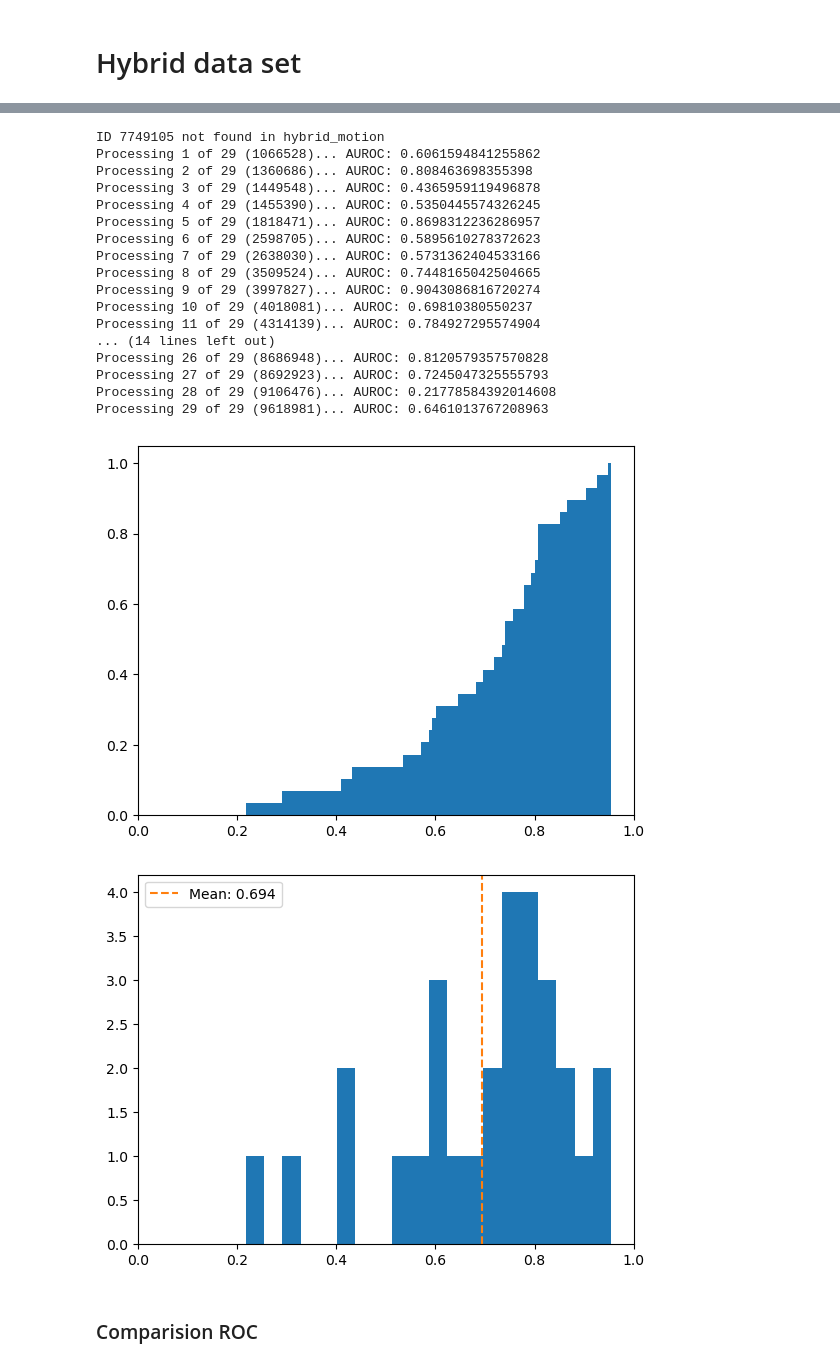
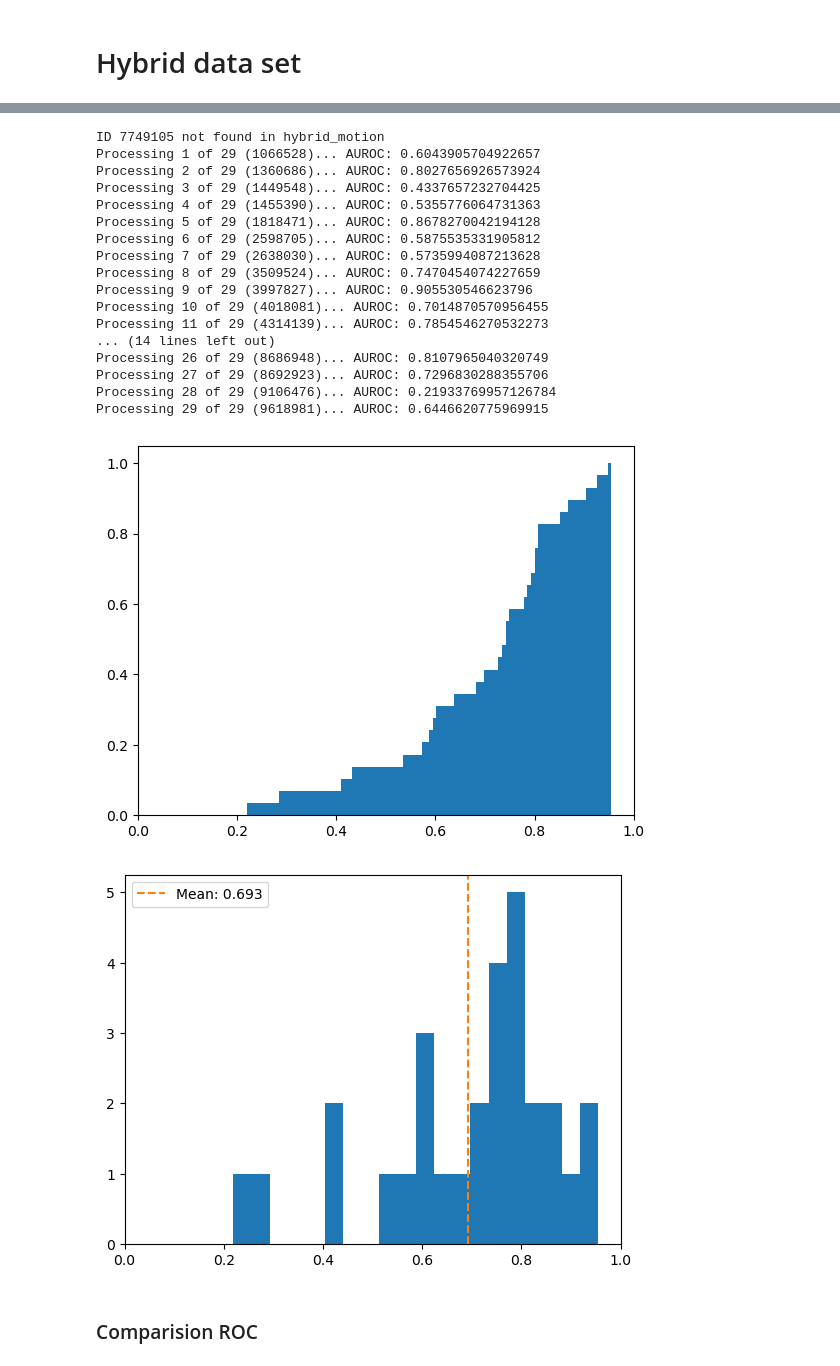
Before and after one commit to Arcascope/pisces, a Jupyter notebook: analyses/stationary_vs_hybrid.ipynb, the cells around one changed output, grey strips where cells are left out. Saved outputs shown, nothing was run; the diff lists cells and outputs as text; code cells hidden in the pictures.

Commit message:
move functions. fix wasa. add plots for paper.

```diff
--- a/analyses/stationary_vs_hybrid.ipynb
+++ b/analyses/stationary_vs_hybrid.ipynb
@@ -25 +7,3 @@ def plot_auc_PDF(aucs):
+# %%
+WASA_THRESHOLD = 0.93
 # %% [markdown]
@@ -29,53 +12,53 @@ def plot_auc_PDF(aucs):
 * WASA93: <u>W</u>ake <u>A</u>ccuracy when <u>S</u>leep <u>A</u>ccuracy is fixed at <u>93%</u>
 # %%
-from pisces.utils import SleepMetricsCalculator, pad_to_hat
-from sklearn.metrics import roc_auc_score, roc_curve
+from pisces.utils import pad_to_hat, plot_scores_CDF, plot_scores_PDF, add_rocs
+from sklearn.metrics import roc_auc_score, roc_curve, cohen_kappa_score
 
 
-def split_analysis(y, y_hat_sleep_proba, sleep_accuracy: float = 0.93):
+def split_analysis(y, y_hat_sleep_proba, sleep_accuracy: float = WASA_THRESHOLD, balancing: bool = True):
 
     y_flat = y.reshape(-1,)
     n_sleep = np.sum(y_flat > 0)
     n_wake = np.sum(y_flat == 0)
     N = n_sleep + n_wake
 
-    balancing_weights_ignore_mask = np.where(y_flat > 0, N / n_sleep, N / n_wake)
+    balancing_weights_ignore_mask = np.where(y_flat > 0, N / n_sleep, N / n_wake) \
+        if balancing else np.ones_like(y_flat)
     balancing_weights_ignore_mask /= np.sum(balancing_weights_ignore_mask) # sums to 1.0
 
     # adjust y to match the lenght of y_hat, which was padded to fit model constraints
-    y_padded = pad_to_hat(y, y_hat_sleep_proba)
+    y_padded = pad_to_hat(y_flat, y_hat_sleep_proba)
     # make a mask to ignore the padded values, so they aren't counted against us
     mask = pad_to_hat(balancing_weights_ignore_mask, y_hat_sleep_proba)
-    # mask = pad_to_hat(y_flat, y_hat_sleep_proba)
 
     # also ignore any unscored or missing values.
-    y_to_use = y_padded >= 0
-    mask *= y_to_use
+    y_to_score = pad_to_hat(y_flat >= 0, y_hat_sleep_proba)
+    mask *= y_to_score
     # roc_auc will complain if -1 is in y_padded
-    y_padded *= y_to_use
+    y_padded *= y_to_score
 
     # ROC analysis
-    this_auc = roc_auc_score(y_padded, y_hat_sleep_proba, sample_weight=mask)
     fprs, tprs, thresholds = roc_curve(y_padded, y_hat_sleep_proba, sample_weight=mask)
 
-    # WASA X requires the largest such that the FPR is < than 1 - sleep_accuracy
-    # so that sleep accuracy (1 - FPR) is >= sleep_accuracy
-    wasa_threshold = thresholds[np.sum(fprs < 1 - sleep_accuracy)]
+    # Sleep accuracy = (n sleep correct) / (n sleep) = TP/AP = TPR
+    wasa_threshold = thresholds[np.sum(tprs <= sleep_accuracy)]
     y_guess = y_hat_sleep_proba > wasa_threshold
 
-    # WASA X
+    # # WASA X
     guess_right = y_guess == y_padded
-    sleep_accuracy = np.sum(guess_right * y_to_use) / np.sum(y_to_use)
+    y_wake = y_padded == 0
+    wake_accuracy = np.sum(y_wake * guess_right * y_to_score) / np.sum(n_wake)
 
     return {
         "y_padded": y_padded,
         "y_hat": y_hat_sleep_proba,
         "mask": mask,
-        "auc": this_auc,
+        "kappa": cohen_kappa_score(y_padded, y_guess, sample_weight=mask),
+        "auc": roc_auc_score(y_padded, y_hat_sleep_proba, sample_weight=mask),
         "roc_curve": {"tprs": tprs,
                       "fprs": fprs,
                       "thresholds": thresholds
         },
-        f"wasa{sleep_accuracy}_threshold": wasa_threshold,
-        f"wasa{sleep_accuracy}": sleep_accuracy,
+        f"wasa{int(100 * sleep_accuracy)}_threshold": wasa_threshold,
+        f"wasa{int(100 * sleep_accuracy)}": wake_accuracy,
     }
@@ -176,7 +97,7 @@ evaluations_walch: List[dict] = []
 for i, ((X, y), id) in enumerate(mo_preprocessed_data_walch):
     y_hat_proba = mo.predict_probabilities(X)
     y_hat_sleep_proba = (1 - y_hat_proba[:, :, 0]).reshape(-1,)
-    analysis = split_analysis(y, y_hat_sleep_proba)
+    analysis = split_analysis(y, y_hat_sleep_proba, balancing=False)
     evaluations_walch.append(analysis)
     print(f"Processing {i+1} of {len(mo_preprocessed_data_walch)} ({id})... AUROC: {analysis['auc']}")
 mo_aucs_walch = [e["auc"] for e in evaluations_walch]
@@ -316,7 +228,7 @@ log_reg_preprocessed_data_walch = [l for l in log_reg_preprocessed_data_walch if
 log_reg_evaluations_walch: List[dict] = []
 for i, ((X, y), id) in enumerate(log_reg_preprocessed_data_walch):
     y_hat_proba = split_models[i].predict_probabilities(X)
-    analysis = split_analysis(y, y_hat_sleep_proba)
+    analysis = split_analysis(y, y_hat_sleep_proba, balancing=False)
     log_reg_evaluations_walch.append(analysis)
     print(f"Processing {i+1} of {len(log_reg_preprocessed_data_walch)} ({id})... AUROC: {analysis['auc']}")
 log_reg_aucs_walch = [e["auc"] for e in log_reg_evaluations_walch]
@@ -455,32 +367,32 @@ log_reg_fprs_hybrid = [e["roc_curve"]["fprs"] for e in log_reg_evaluations_hybri
 log_reg_tprs_hybrid = [e["roc_curve"]["tprs"] for e in log_reg_evaluations_hybrid]
 # %% [output]
 ID 7749105 not found in hybrid_motion
-Processing 1 of 29 (1066528)... AUROC: 0.6061594841255862
-Processing 2 of 29 (1360686)... AUROC: 0.808463698355398
-Processing 3 of 29 (1449548)... AUROC: 0.4365959119496878
-Processing 4 of 29 (1455390)... AUROC: 0.5350445574326245
-Processing 5 of 29 (1818471)... AUROC: 0.8698312236286957
-Processing 6 of 29 (2598705)... AUROC: 0.5895610278372623
-Processing 7 of 29 (2638030)... AUROC: 0.5731362404533166
-Processing 8 of 29 (3509524)... AUROC: 0.7448165042504665
-Processing 9 of 29 (3997827)... AUROC: 0.9043086816720274
-Processing 10 of 29 (4018081)... AUROC: 0.69810380550237
-Processing 11 of 29 (4314139)... AUROC: 0.784927295574904
+Processing 1 of 29 (1066528)... AUROC: 0.6043905704922657
+Processing 2 of 29 (1360686)... AUROC: 0.8027656926573924
+Processing 3 of 29 (1449548)... AUROC: 0.4337657232704425
+Processing 4 of 29 (1455390)... AUROC: 0.5355776064731363
+Processing 5 of 29 (1818471)... AUROC: 0.8678270042194128
+Processing 6 of 29 (2598705)... AUROC: 0.5875535331905812
+Processing 7 of 29 (2638030)... AUROC: 0.5735994087213628
+Processing 8 of 29 (3509524)... AUROC: 0.7470454074227659
+Processing 9 of 29 (3997827)... AUROC: 0.905530546623796
+Processing 10 of 29 (4018081)... AUROC: 0.7014870570956455
+Processing 11 of 29 (4314139)... AUROC: 0.7854546270532273
 ... (14 lines left out)
-Processing 26 of 29 (8686948)... AUROC: 0.8120579357570828
-Processing 27 of 29 (8692923)... AUROC: 0.7245047325555793
-Processing 28 of 29 (9106476)... AUROC: 0.21778584392014608
-Processing 29 of 29 (9618981)... AUROC: 0.6461013767208963
+Processing 26 of 29 (8686948)... AUROC: 0.8107965040320749
+Processing 27 of 29 (8692923)... AUROC: 0.7296830288355706
+Processing 28 of 29 (9106476)... AUROC: 0.21933769957126784
+Processing 29 of 29 (9618981)... AUROC: 0.6446620775969915
 # %%
 
 
-plot_auc_CDF(log_reg_aucs_hybrid)
+plot_scores_CDF(log_reg_aucs_hybrid)
 # %% [output]
-[figure, old version]
+[figure, new version]
 # %%
-plot_auc_PDF(log_reg_aucs_hybrid)
+plot_scores_PDF(log_reg_aucs_hybrid)
 # %% [output]
-[figure, old version]
+[figure, new version]
 # %% [markdown]
 ### Comparision ROC
 # %%
```
Also changed, not shown: parts of 18 cells of this notebook, 3 other files.
